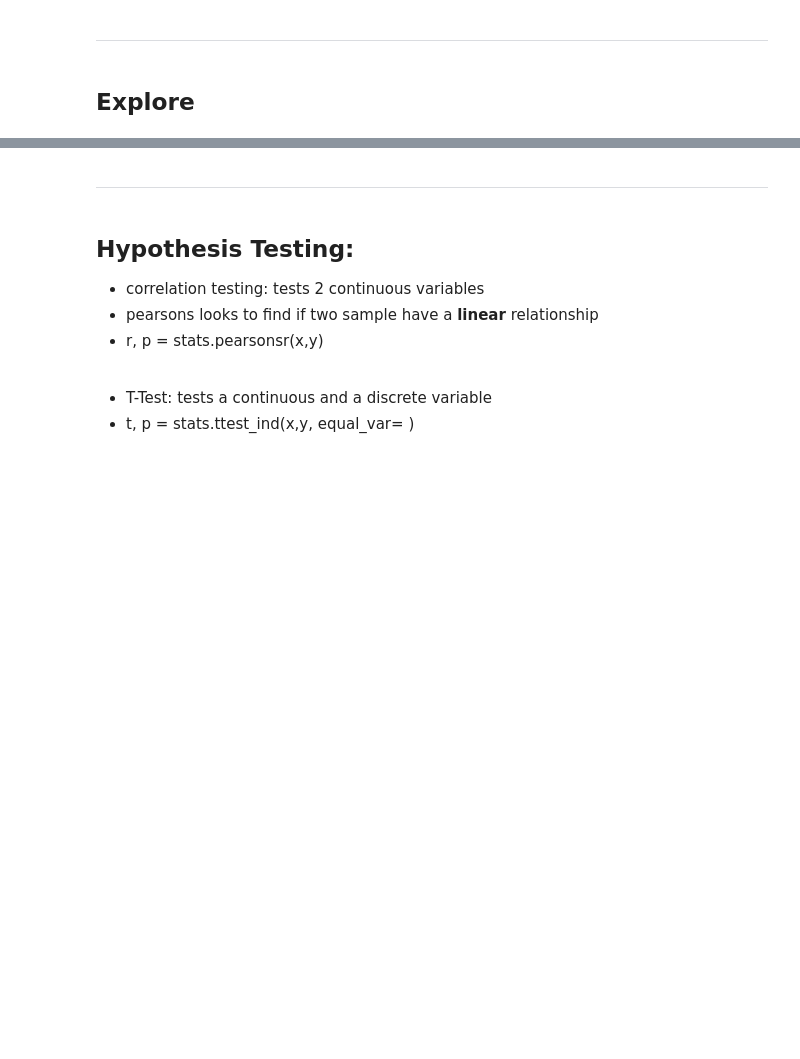
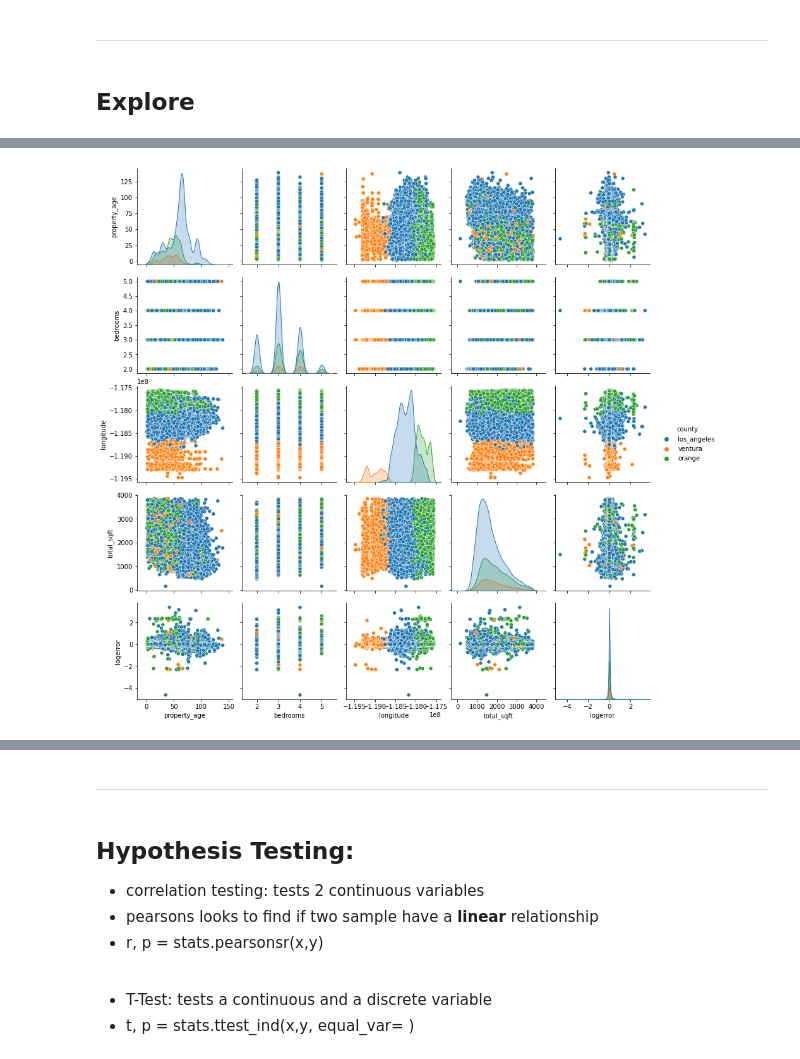
Before and after one commit to natasharivers/Zillow_Clustering_Project, a Jupyter notebook: Notebook.ipynb, the cells around one changed output, grey strips where cells are left out. Cells and saved outputs as stored; diff of their text form; code cells hidden in the pictures; blank space fills up the shorter version.

```diff
--- a/Notebook.ipynb
+++ b/Notebook.ipynb
@@ -370,0 +346,8 @@ plt.show()
+# %%
+#create pairplot by county in train dataset
+cols = ['property_age', 'bedrooms', 'longitude', 'total_sqft', 'logerror', 'county']
+
+sns.pairplot(data = train[cols], hue = 'county')
+plt.show()
+# %% [output]
+[figure, added]
```
Also changed, not shown: parts of 42 cells of this notebook.
